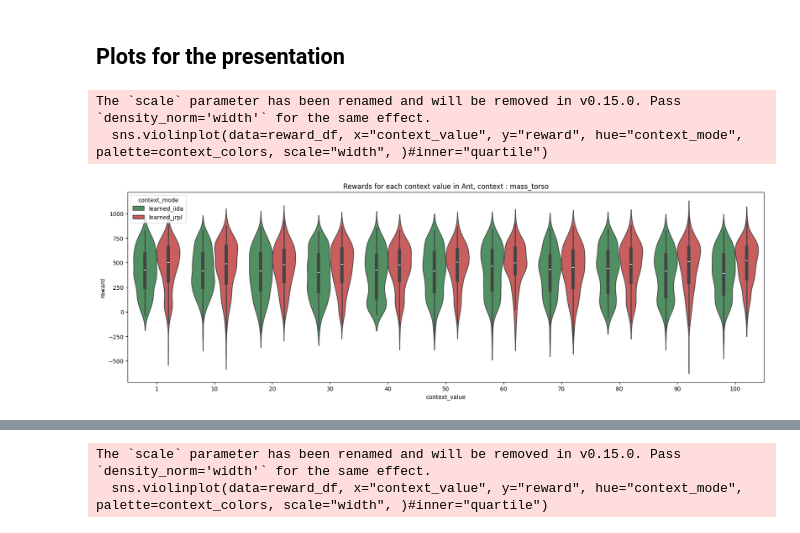
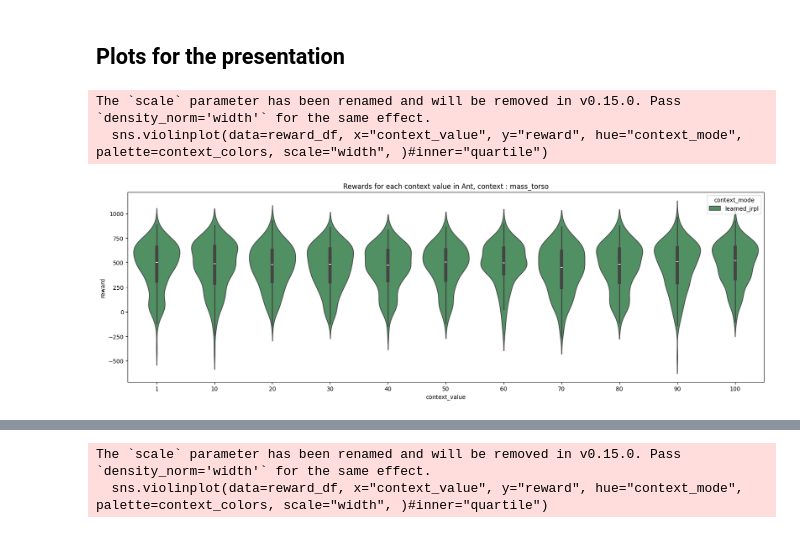
Before and after one commit to tidiane-camaret/contextual_rl_zero_shot, a Jupyter notebook: scripts/plot_eval_rewards.ipynb, the cells around one changed output, grey strips where cells are left out. Cells and saved outputs as stored; diff of their text form; code cells hidden in the pictures.

```diff
--- a/scripts/plot_eval_rewards.ipynb
+++ b/scripts/plot_eval_rewards.ipynb
@@ -95,20 +98,20 @@ please provide us feedback at https://github.com/pandas-dev/pandas/issues/54466
 # %%
 colors = (71,154,95,1), (218, 76, 76, 1)
 # need to divide by 255 to get the right colors
 colors = [(r/255, g/255, b/255, a) for r, g, b, a in colors]
 
 plot_rewards("results/hydra/multirun/2024-02-07/20-31-42",
-             context_modes = ["learned_iida", "learned_jrpl"],
+             context_modes = ["learned_jrpl"],
                 context_colors = colors,
              #train_values=[25, 35, 45, 55, 65, 75],
             #eval_values=[1, 10, 20, 30, 40, 50, 60, 70, 80, 90, 100],
             environment_name="Ant, context : mass_torso")
 
 # train_env : [25, 35, 45, 55, 65, 75]
 # test_env : [1, 10, 20, 30, 40, 50, 60, 70, 80, 90, 100]
 # %% [output]
 The `scale` parameter has been renamed and will be removed in v0.15.0. Pass `density_norm='width'` for the same effect.
   sns.violinplot(data=reward_df, x="context_value", y="reward", hue="context_mode", palette=context_colors, scale="width", )#inner="quartile")
-[figure, old version]
+[figure, new version]
 |  | 0 | 1 | 2 | 3 | 4 | 5 | 6 | 7 | 8 | 9 | 10 |
 | context_value | 1 | 10 | 20 | 30 | 40 | 50 | 60 | 70 | 80 | 90 | 100 |
```
Also changed, not shown: parts of 5 cells of this notebook, 12 other files.
